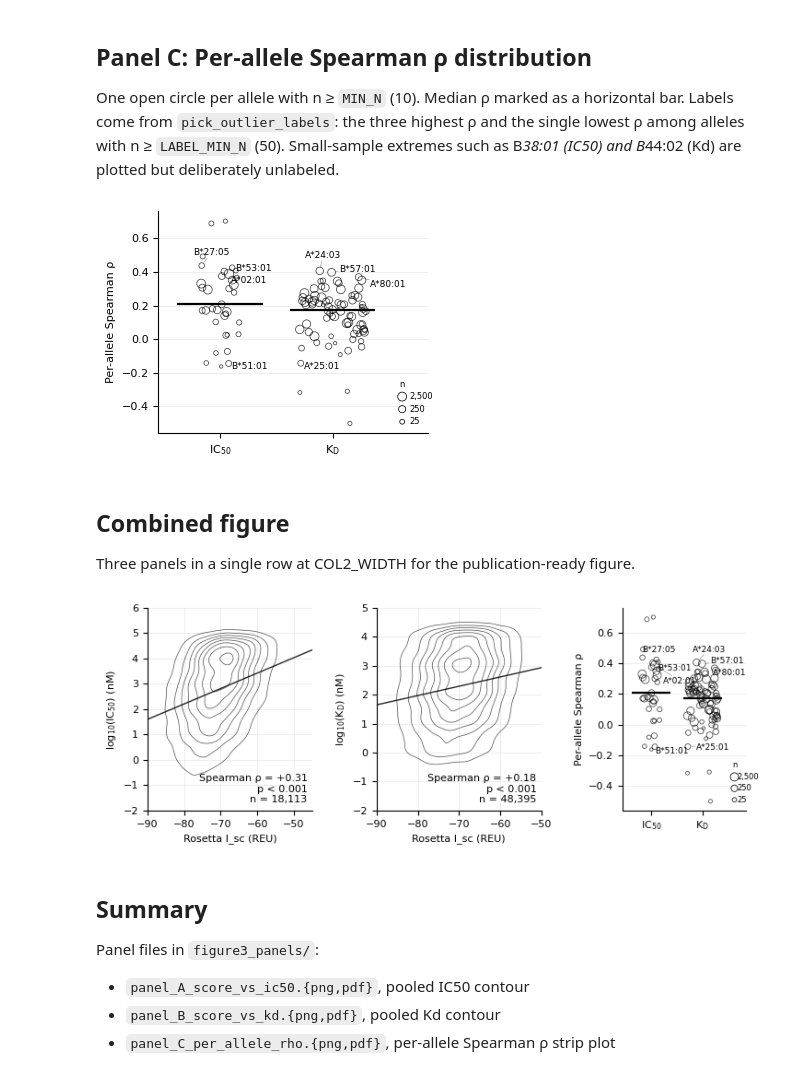
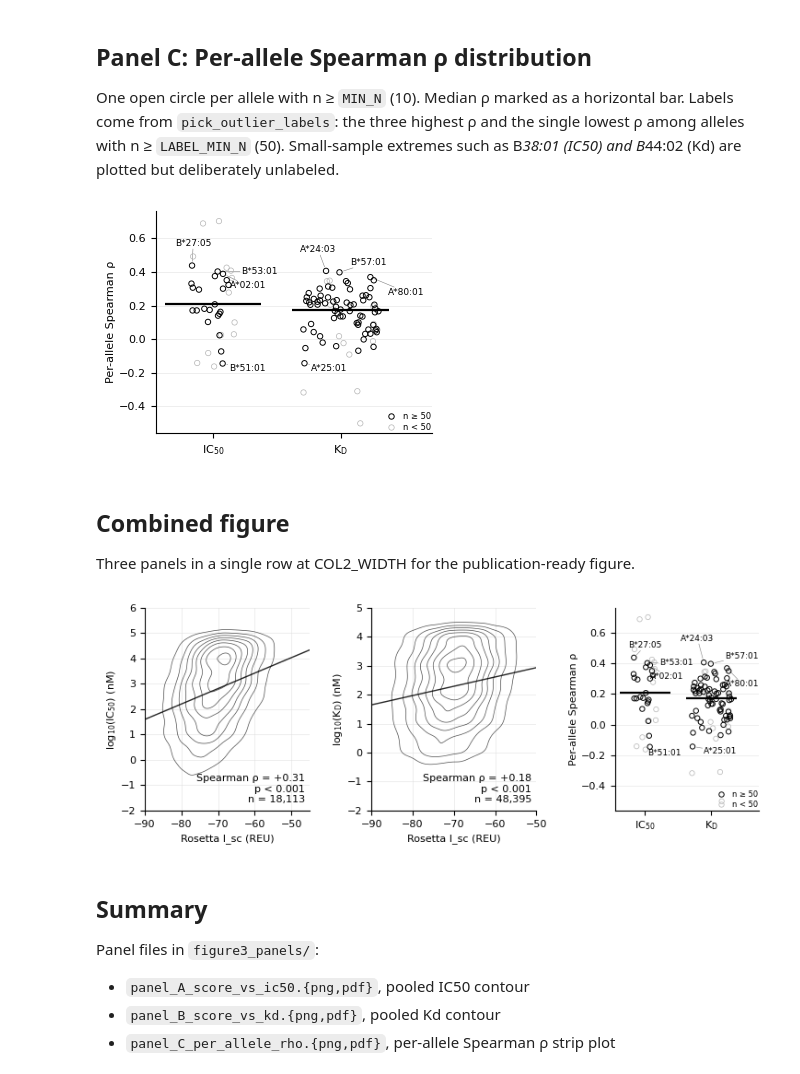
Before and after one commit to kunikohunter/PepBind3D, a Jupyter notebook: 06_figure3_panels.ipynb, the cells around one changed output. Cells and saved outputs as stored; diff of their text form; code cells hidden in the pictures.

Commit message:
Simplify the per-allele panel in Figure 3

```diff
--- a/06_figure3_panels.ipynb
+++ b/06_figure3_panels.ipynb
@@ -369,13 +370,15 @@ among alleles with n ≥ `LABEL_MIN_N` (50). Small-sample extremes such as B*38:
 and B*44:02 (Kd) are plotted but deliberately unlabeled.
 # %%
 def draw_per_allele(ax, ic50_a, kd_a, labels_by_metric=None, jitter_seed=0):
-    """Per-allele rho, one point per allele, marker area scaled by n.
+    """Per-allele rho, one point per allele, toned by whether n >= 50.
 
-    Size carries n on purpose. Without it the two highest IC50 points
-    (A*26:01 rho 0.70 n=17, A*23:01 rho 0.69 n=29) sit above every labelled
-    allele with no label, which reads as an omission rather than as the
-    deliberate n >= 50 rule. Drawn small, they read as what they are: estimates
-    from a few dozen measurements.
+    The labelling rule is n >= 50, and the panel has to show that rule or the
+    labels look arbitrary: the two highest IC50 points (A*26:01 rho 0.70 n=17,
+    A*23:01 rho 0.69 n=29) sit above every labelled allele. This used to be
+    carried by a continuous marker-area scale plus a three-circle size key,
+    which is a lot of ink to express one threshold, and a reader cannot see a
+    cutoff in a size gradient. Tone states it instead: solid points are the
+    ones eligible for a label, faint ones are the small-sample estimates.
     """
     if labels_by_metric is None:
         labels_by_metric = {
@@ -387,10 +390,8 @@ def draw_per_allele(ax, ic50_a, kd_a, labels_by_metric=None, jitter_seed=0):
     # Kd has more than twice as many alleles, so it needs a wider spread.
     jitter_w = {'IC50': 0.17, 'Kd': 0.30}
 
-    n_all = np.concatenate([ic50_a['n'].values, kd_a['n'].values])
-    lo, hi = np.log10(n_all.min()), np.log10(n_all.max())
-    def marker_size(n):
-        return 6 + 40 * (np.log10(n) - lo) / (hi - lo)
+    LABEL_MIN_N = 50          # same threshold pick_outlier_labels uses
+    MARKER_SIZE = 15
 
     all_texts = []
     for metric, frame in (('IC50', ic50_a), ('Kd', kd_a)):
@@ -400,9 +401,13 @@ def draw_per_allele(ax, ic50_a, kd_a, labels_by_metric=None, jitter_seed=0):
         rho_vals = frame['rho'].values
         x_vals = x_pos + jitter
 
-        ax.scatter(x_vals, rho_vals, s=marker_size(frame['n'].values),
+        well = frame['n'].values >= LABEL_MIN_N
+        ax.scatter(x_vals[~well], rho_vals[~well], s=MARKER_SIZE,
+                   facecolor='none', edgecolor='#b4b4b4',
+                   linewidth=0.5, zorder=2)
+        ax.scatter(x_vals[well], rho_vals[well], s=MARKER_SIZE,
                    facecolor='none', edgecolor='black',
-                   linewidth=0.55, alpha=0.75, zorder=3)
+                   linewidth=0.7, zorder=3)
 
         med = frame['rho'].median()
         ax.hlines(med, x_pos - 0.38, x_pos + 0.38,
@@ -413,46 +418,49 @@ def draw_per_allele(ax, ic50_a, kd_a, labels_by_metric=None, jitter_seed=0):
             if row['allele'] in targets:
                 t = ax.text(x_vals[pos], row['rho'], row['allele'],
                             fontsize=FONT_SIZE - 1.5, va='center', ha='left',
                             zorder=6)
                 all_texts.append(t)
 
     ax.set_xticks([0, 1])
     ax.set_xticklabels(['IC$_\\mathrm{50}$', 'K$_\\mathrm{D}$'])
-    ax.set_xlim(-0.55, 1.85)
-    ax.set_ylabel('Per-allele Spearman \u03c1')
+    ax.set_xlim(-0.45, 1.72)   # room on the right for the labels
+    ax.set_ylabel('Per-allele Spearman \u03c1', labelpad=2)
     ax.spines['top'].set_visible(False)
     ax.spines['right'].set_visible(False)
     ax.minorticks_off()
     ax.yaxis.grid(True, color=GRID_GREY, linewidth=0.5, alpha=0.7)
     ax.set_axisbelow(True)
 
-    # Size key, so the reader can read n off the marker.
-    for i, n_ref in enumerate((25, 250, 2500)):
-        ax.scatter([1.62], [ax.get_ylim()[0] + 0.07 + i * 0.075],
-                   s=marker_size(n_ref), facecolor='none', edgecolor='black',
-                   linewidth=0.55, clip_on=False, zorder=6)
-        ax.text(1.68, ax.get_ylim()[0] + 0.07 + i * 0.075, f'{n_ref:,}',
-                fontsize=FONT_SIZE - 2, va='center', ha='left', clip_on=False)
-    ax.text(1.62, ax.get_ylim()[0] + 0.07 + 3 * 0.075, 'n',
-            fontsize=FONT_SIZE - 2, va='center', ha='center')
+    # Two entries in place of the three-circle size key: the reader only needs
+    # the threshold, not a reading of n off every marker.
+    key = [Line2D([], [], marker='o', linestyle='none', markerfacecolor='none',
+                  markeredgecolor='black', markeredgewidth=0.7, markersize=3.9,
+                  label=f'n \u2265 {LABEL_MIN_N}'),
+           Line2D([], [], marker='o', linestyle='none', markerfacecolor='none',
+                  markeredgecolor='#b4b4b4', markeredgewidth=0.5, markersize=3.9,
+                  label=f'n < {LABEL_MIN_N}')]
+    ax.legend(handles=key, loc='lower right', frameon=False,
+              fontsize=FONT_SIZE - 2, handletextpad=0.4, labelspacing=0.25,
+              borderpad=0.1, borderaxespad=0.1)
 
     if all_texts:
         adjust_text(all_texts, ax=ax,
                     arrowprops=dict(arrowstyle='-', color='grey',
                                     lw=0.4, shrinkA=1, shrinkB=3),
-                    expand=(1.15, 1.35),
+                    expand=(1.3, 1.6),
+                    force_text=(0.4, 0.6), force_static=(0.3, 0.4),
                     only_move={'text': 'xy', 'static': 'xy',
                                'explode': 'xy', 'pull': 'xy'})
 
 
 fig, ax = plt.subplots(figsize=(COL1_WIDTH, 2.7))
 draw_per_allele(ax, ic50_alleles, kd_alleles)
 fig.tight_layout()
 fig.savefig(FIG_DIR / 'panel_C_per_allele_rho.png')
 fig.savefig(FIG_DIR / 'panel_C_per_allele_rho.pdf')
 plt.show()
 # %% [output]
-[figure, old version]
+[figure, new version]
 # %% [markdown]
 ## Combined figure
 
@@ -460,7 +468,7 @@ Three panels in a single row at COL2_WIDTH for the publication-ready figure.
 # %%
 fig = plt.figure(figsize=(COL2_WIDTH, 2.7), constrained_layout=True)
 # NOTE: constrained_layout manages spacing; do not pass wspace here.
-axes = fig.subplots(1, 3, gridspec_kw={'width_ratios': [2, 2, 1.5]})
+axes = fig.subplots(1, 3, gridspec_kw={'width_ratios': [2, 2, 1.75]})
 fig.set_constrained_layout_pads(w_pad=0.05, h_pad=0.05, wspace=0.10, hspace=0.0)
 
 draw_score_vs_affinity(axes[0], ic50_df, rho_ic50, p_ic50,
@@ -477,7 +485,7 @@ fig.savefig(FIG_DIR / 'figure3_combined.png', dpi=1200)  # 1200 dpi is far above
 fig.savefig(FIG_DIR / 'figure3_combined.pdf')
 plt.show()
 # %% [output]
-[figure, old version]
+[figure, new version]
 # %% [markdown]
 ## Summary
 
```
Also changed, not shown: parts of 4 cells of this notebook, 2 other files.
